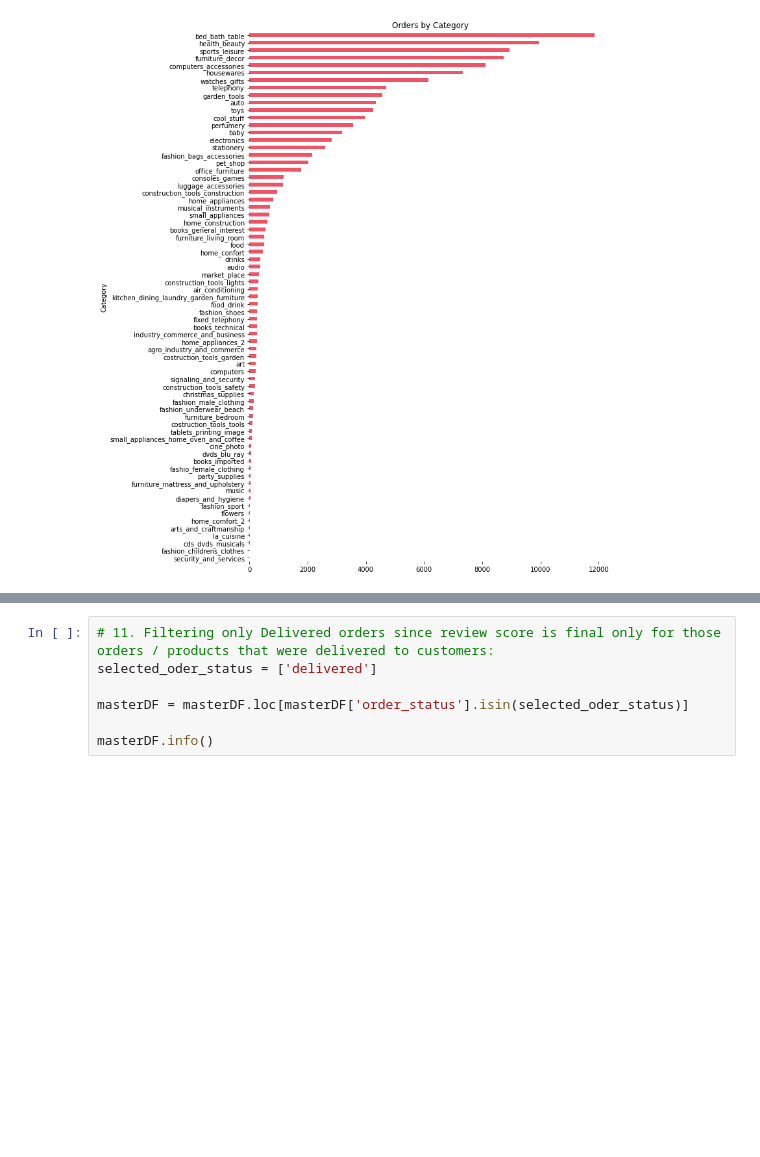
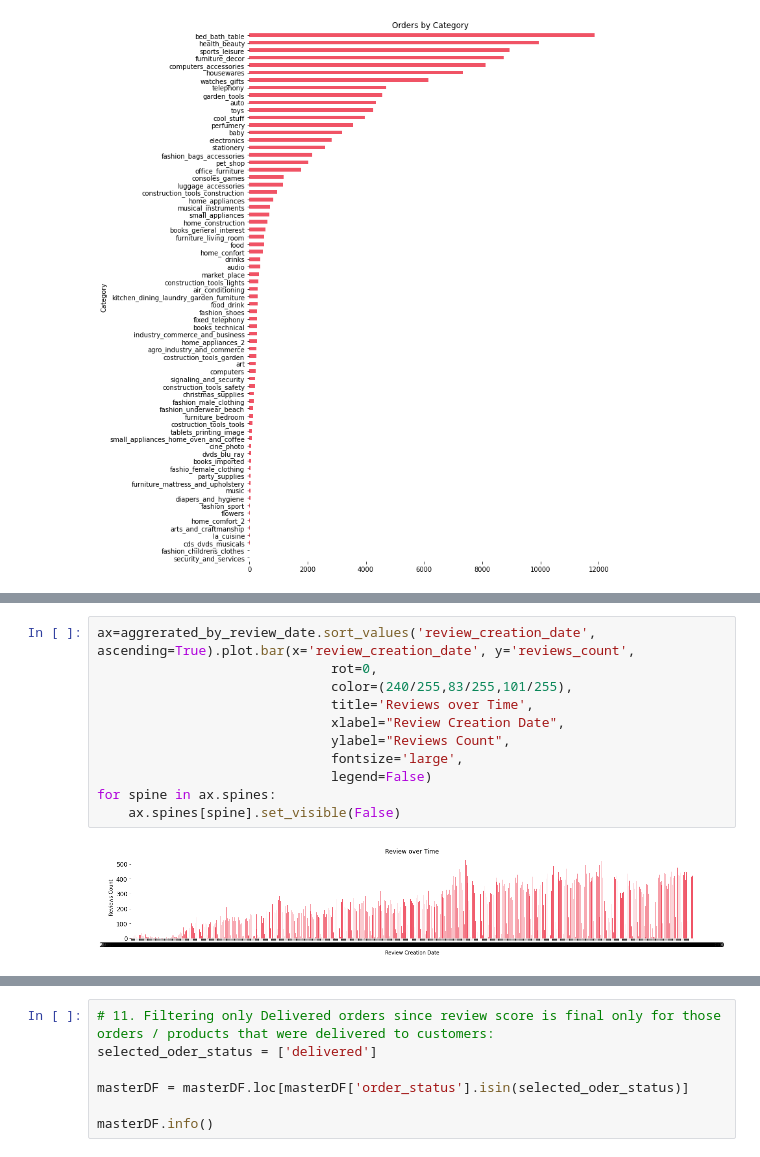
Before and after one commit to AnnaK8090/CIND-820_Big-Data-Analytics-Project, a Jupyter notebook: 1_Basic_transformations_&_EDA_Nov_30_2022.ipynb, the cells around one changed output, grey strips where cells are left out. Drawn from its saved outputs; the diff is of its cells as text; blank space fills up the shorter version.

```diff
--- a/1_Basic_transformations_&_EDA_Nov_30_2022.ipynb
+++ b/1_Basic_transformations_&_EDA_Nov_30_2022.ipynb
@@ -150 +166,14 @@ for spine in ax.spines:
+# %%
+ax=aggrerated_by_review_date.sort_values('review_creation_date', ascending=True).plot.bar(x='review_creation_date', y='reviews_count',
+                              rot=0,
+                              color=(240/255,83/255,101/255),
+                              title='Reviews over Time',
+                              xlabel="Review Creation Date",
+                              ylabel="Reviews Count",
+                              fontsize='large',
+                              legend=False)
+for spine in ax.spines:
+    ax.spines[spine].set_visible(False)
+# %% [output]
+[figure, added]
 # %%
```
Also changed, not shown: parts of 3 cells of this notebook.
